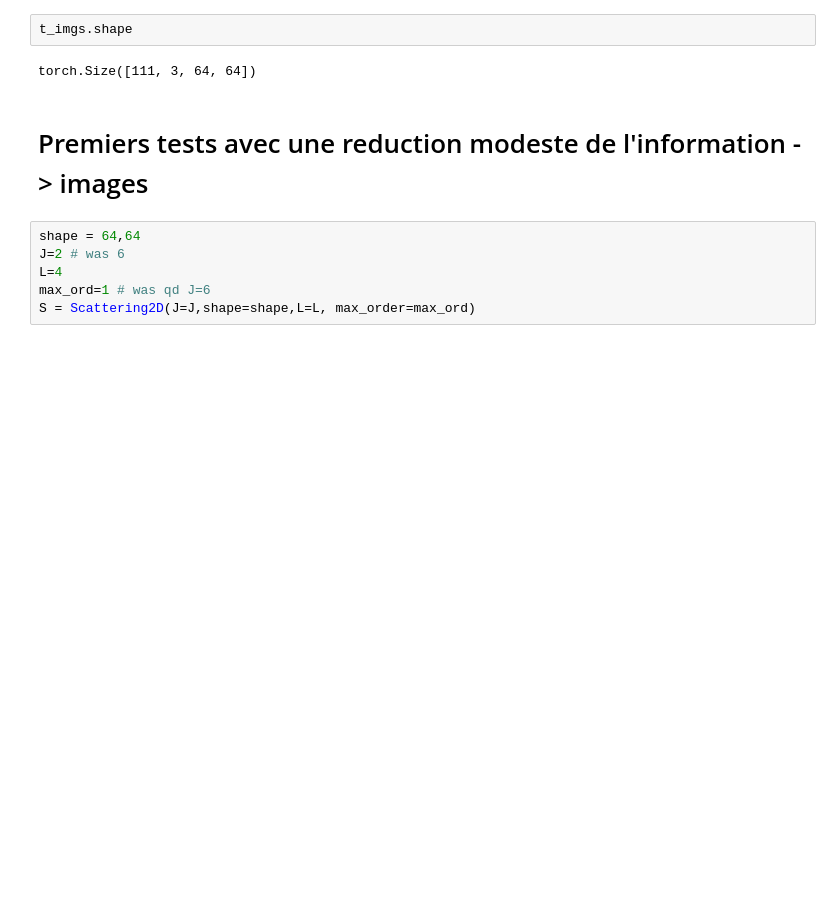
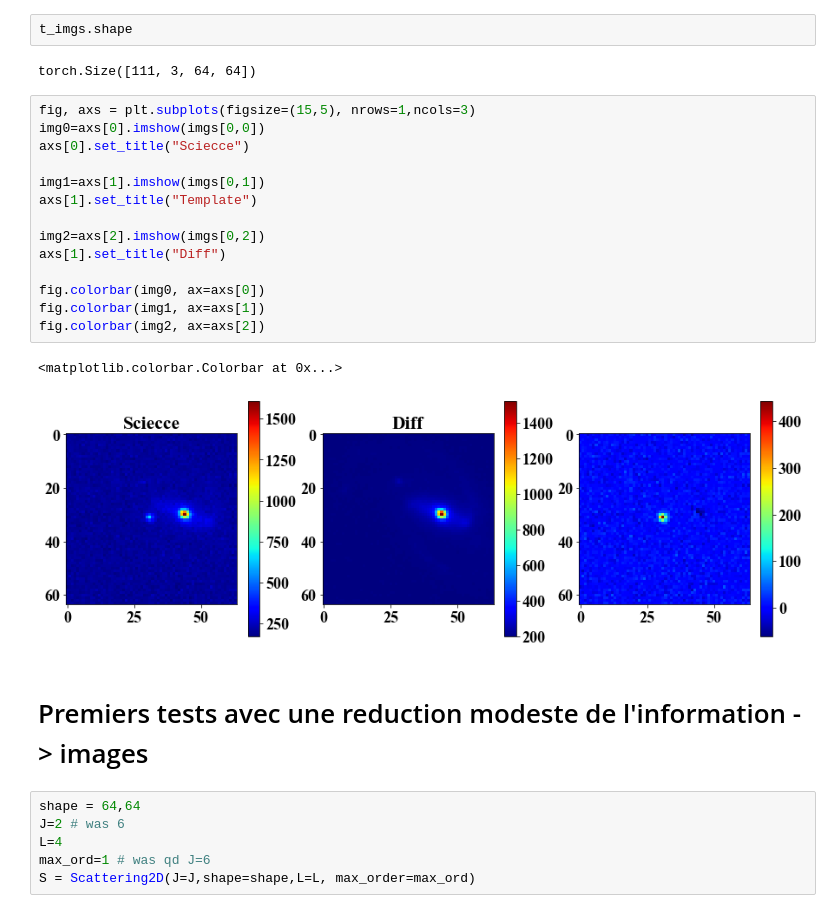
Before and after one commit to jecampagne/finkscatt, a Jupyter notebook: fink-scatt.ipynb, the cells around one changed output. Saved outputs shown, nothing was run; the diff lists cells and outputs as text; blank space fills up the shorter version.

```diff
--- a/fink-scatt.ipynb
+++ b/fink-scatt.ipynb
@@ -96,6 +96,23 @@ t_imgs=torch.from_numpy(imgs.copy())
 t_imgs.shape
 # %% [output]
 torch.Size([111, 3, 64, 64])
+# %%
+fig, axs = plt.subplots(figsize=(15,5), nrows=1,ncols=3)
+img0=axs[0].imshow(imgs[0,0])
+axs[0].set_title("Sciecce")
+
+img1=axs[1].imshow(imgs[0,1])
+axs[1].set_title("Template")
+
+img2=axs[2].imshow(imgs[0,2])
+axs[1].set_title("Diff")
+
+fig.colorbar(img0, ax=axs[0])
+fig.colorbar(img1, ax=axs[1])
+fig.colorbar(img2, ax=axs[2])
+# %% [output]
+<matplotlib.colorbar.Colorbar at 0x...>
+[figure, added]
 # %% [markdown]
 # Premiers tests avec une reduction modeste de l'information -> images
 # %%
```
Also changed, not shown: parts of 1 cell of this notebook.
